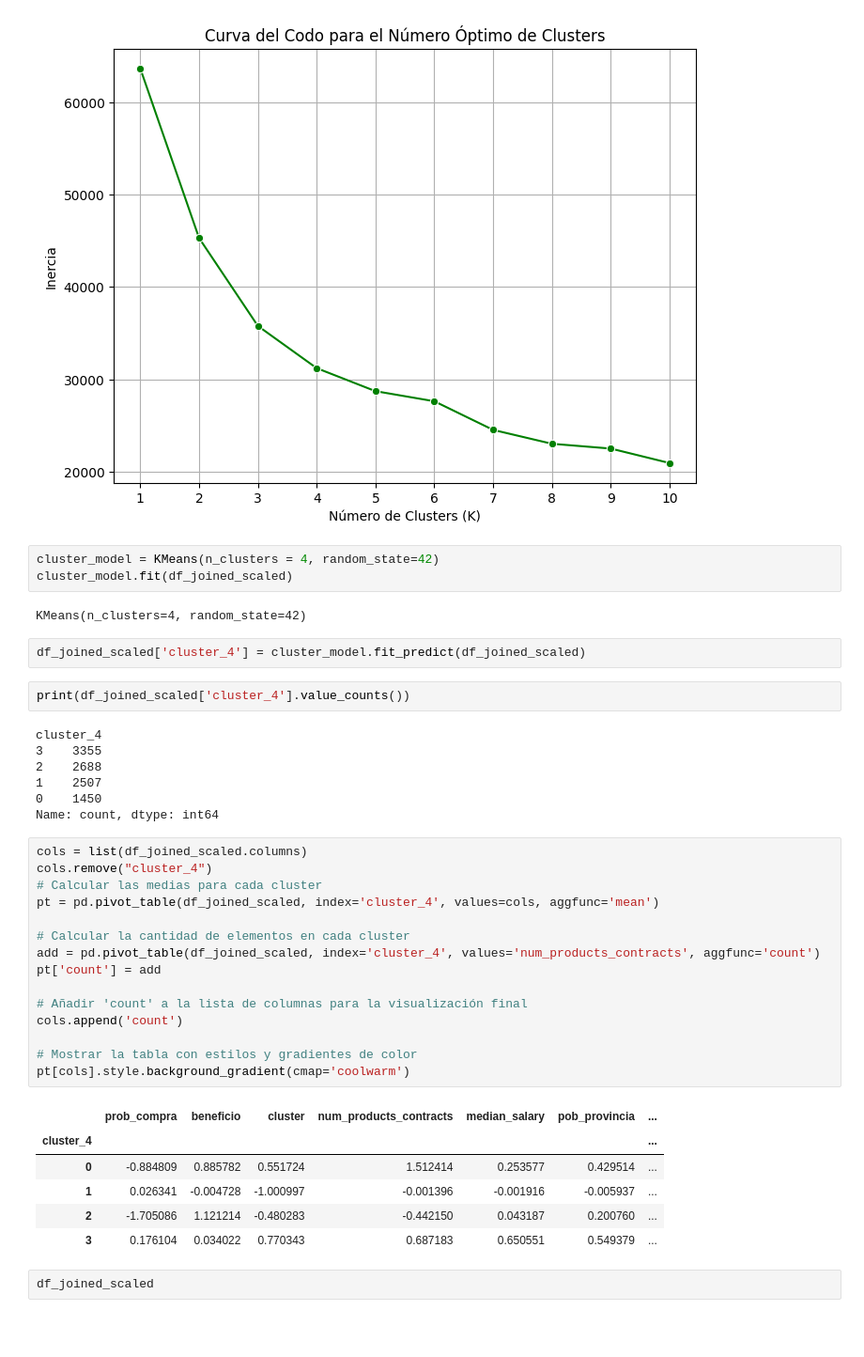
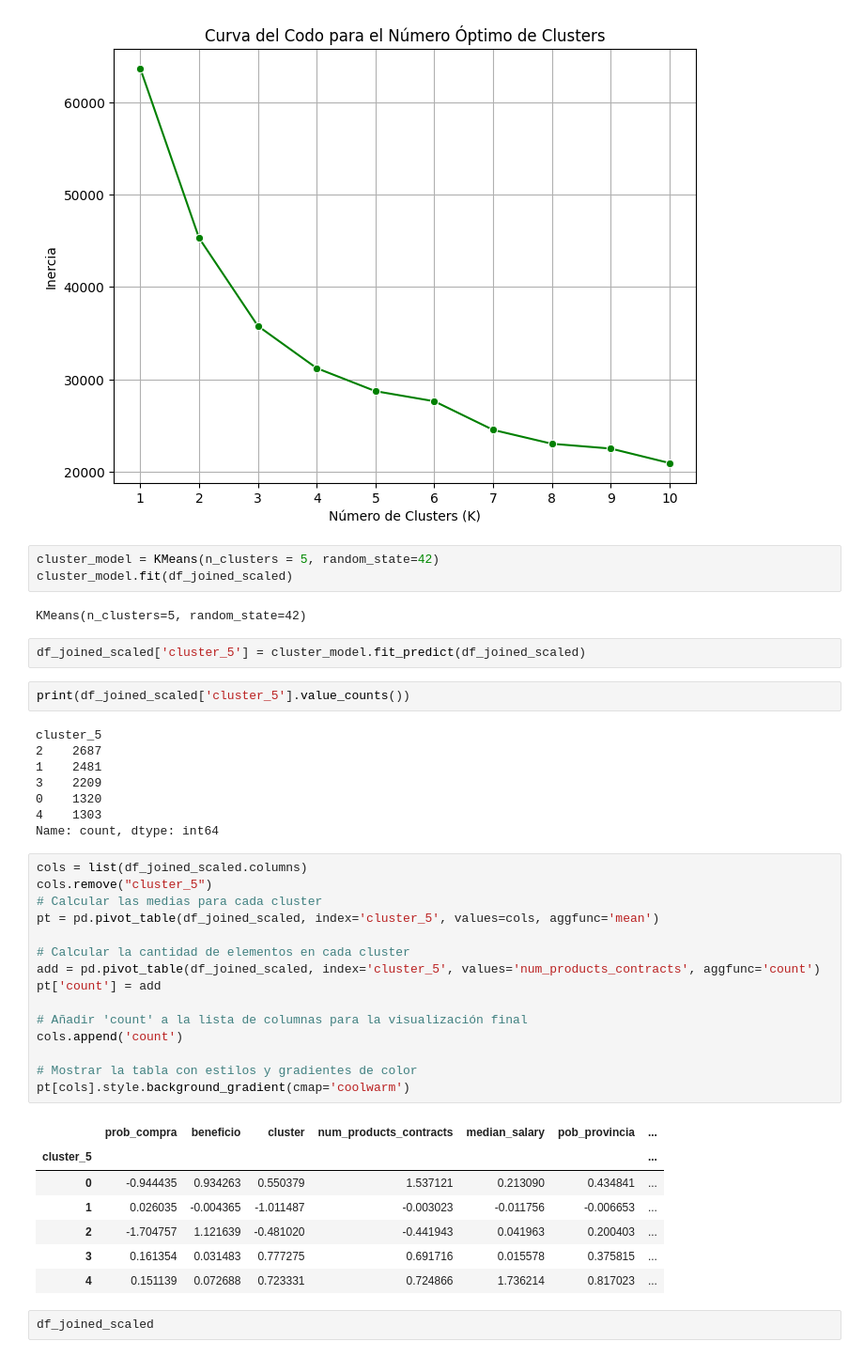
Before and after one commit to jascicz/easy_money_Project, a Jupyter notebook: Tarea_4_Personalizacion/Personalizacion_5.ipynb, the cells around one changed output. Shown at 94% size. Drawn from its saved outputs; the diff is of its cells as text; blank space fills up the shorter version.

```diff
--- a/Tarea_4_Personalizacion/Personalizacion_5.ipynb
+++ b/Tarea_4_Personalizacion/Personalizacion_5.ipynb
@@ -838,43 +843,45 @@ plt.show()
 # %% [output]
 [figure]
 # %%
-cluster_model = KMeans(n_clusters = 4, random_state=42)
+cluster_model = KMeans(n_clusters = 5, random_state=42)
 cluster_model.fit(df_joined_scaled)
 # %% [output]
-KMeans(n_clusters=4, random_state=42)
+KMeans(n_clusters=5, random_state=42)
 # %%
-df_joined_scaled['cluster_4'] = cluster_model.fit_predict(df_joined_scaled)
+df_joined_scaled['cluster_5'] = cluster_model.fit_predict(df_joined_scaled)
 # %%
-print(df_joined_scaled['cluster_4'].value_counts())
+print(df_joined_scaled['cluster_5'].value_counts())
 # %% [output]
-cluster_4
-3    3355
-2    2688
-1    2507
-0    1450
+cluster_5
+2    2687
+1    2481
+3    2209
+0    1320
+4    1303
 Name: count, dtype: int64
 # %%
 cols = list(df_joined_scaled.columns)
-cols.remove("cluster_4")
+cols.remove("cluster_5")
 # Calcular las medias para cada cluster
-pt = pd.pivot_table(df_joined_scaled, index='cluster_4', values=cols, aggfunc='mean')
+pt = pd.pivot_table(df_joined_scaled, index='cluster_5', values=cols, aggfunc='mean')
 
 # Calcular la cantidad de elementos en cada cluster
-add = pd.pivot_table(df_joined_scaled, index='cluster_4', values='num_products_contracts', aggfunc='count')
+add = pd.pivot_table(df_joined_scaled, index='cluster_5', values='num_products_contracts', aggfunc='count')
 pt['count'] = add
 
 # Añadir 'count' a la lista de columnas para la visualización final
 cols.append('count')
 
 # Mostrar la tabla con estilos y gradientes de color
 pt[cols].style.background_gradient(cmap='coolwarm')
 # %% [output]
 |  | prob_compra | beneficio | cluster | num_products_contracts | median_salary | pob_provincia | ... |
-| cluster_4 |  |  |  |  |  |  | ... |
-| 0 | -0.884809 | 0.885782 | 0.551724 | 1.512414 | 0.253577 | 0.429514 | ... |
-| 1 | 0.026341 | -0.004728 | -1.000997 | -0.001396 | -0.001916 | -0.005937 | ... |
-| 2 | -1.705086 | 1.121214 | -0.480283 | -0.442150 | 0.043187 | 0.200760 | ... |
-| 3 | 0.176104 | 0.034022 | 0.770343 | 0.687183 | 0.650551 | 0.549379 | ... |
+| cluster_5 |  |  |  |  |  |  | ... |
+| 0 | -0.944435 | 0.934263 | 0.550379 | 1.537121 | 0.213090 | 0.434841 | ... |
+| 1 | 0.026035 | -0.004365 | -1.011487 | -0.003023 | -0.011756 | -0.006653 | ... |
+| 2 | -1.704757 | 1.121639 | -0.481020 | -0.441943 | 0.041963 | 0.200403 | ... |
+| 3 | 0.161354 | 0.031483 | 0.777275 | 0.691716 | 0.015578 | 0.375815 | ... |
+| 4 | 0.151139 | 0.072688 | 0.723331 | 0.724866 | 1.736214 | 0.817023 | ... |
 # %%
 df_joined_scaled
 # %% [output]
```
Also changed, not shown: parts of 3 cells of this notebook.
